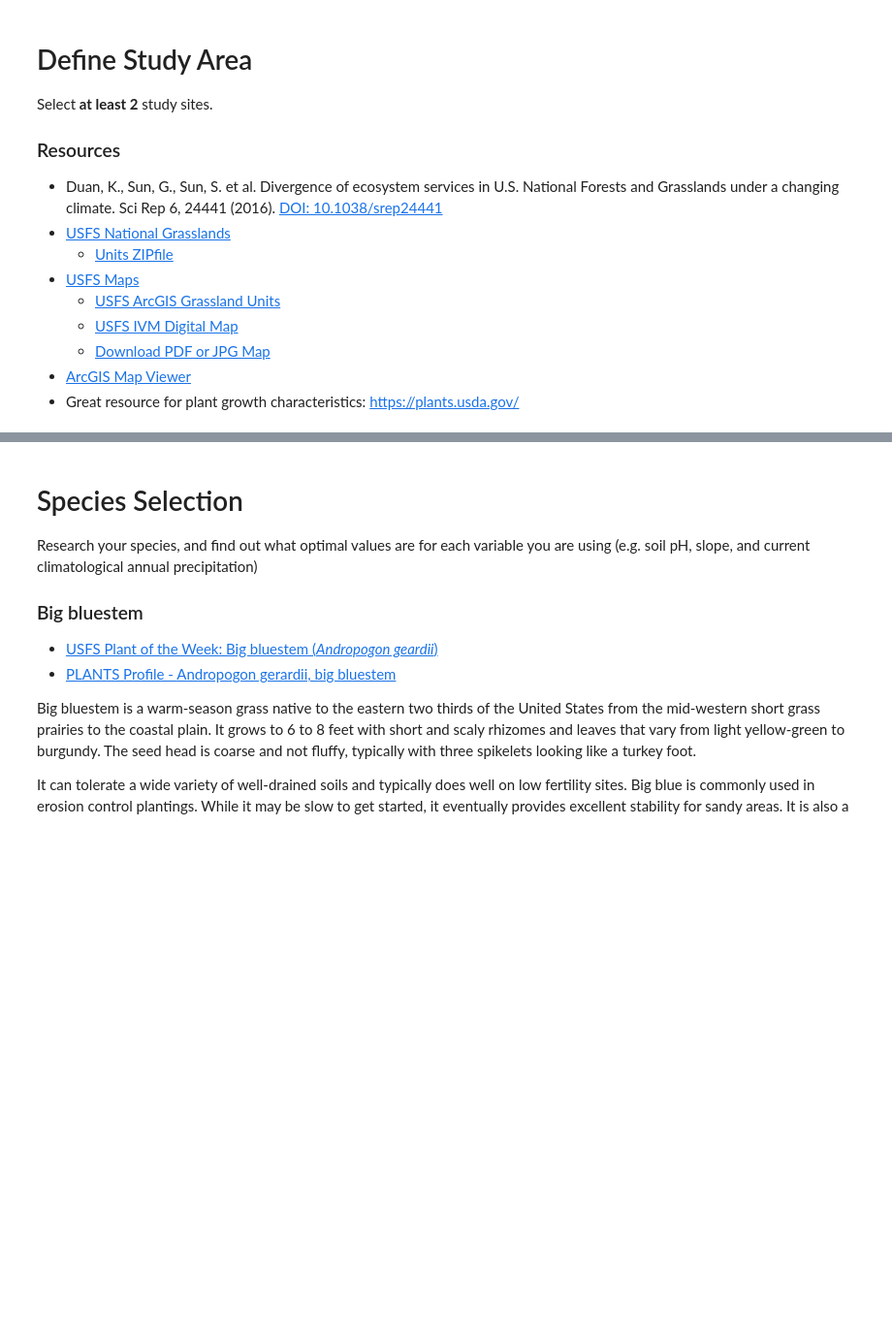
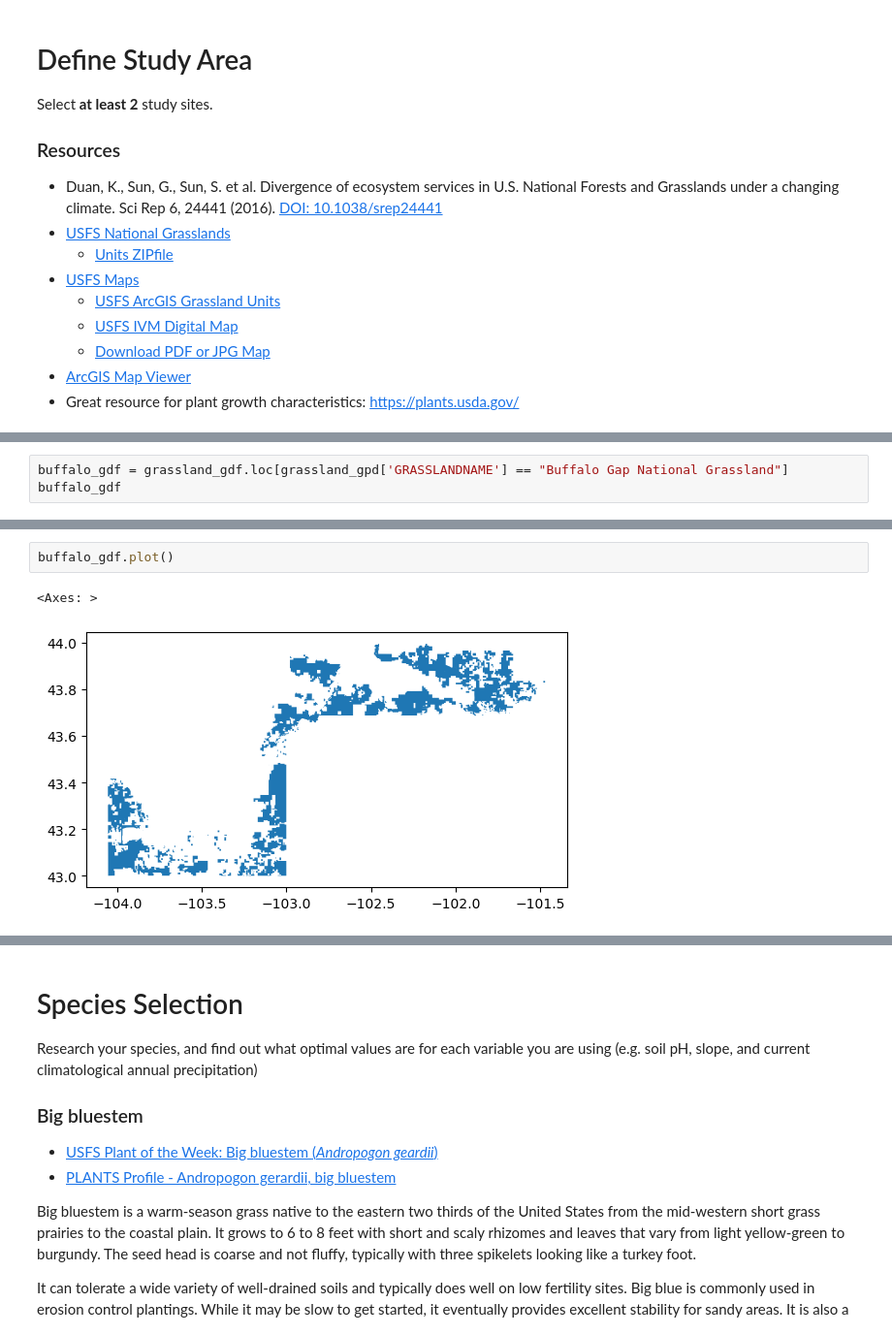
Before and after one commit to byandell-envsys/habitatSuitability, a Jupyter notebook: 1_study_area.ipynb, the cells around one changed output, grey strips where cells are left out. Shown at 97% size. Drawn from its saved outputs; the diff is of its cells as text; blank space fills up the shorter version.

Commit message:
begin work on buffalo gap

```diff
--- a/1_study_area.ipynb
+++ b/1_study_area.ipynb
@@ -28,0 +63,3 @@ Select **at least 2** study sites.
+# %%
+buffalo_gdf = grassland_gdf.loc[grassland_gpd['GRASSLANDNAME'] == "Buffalo Gap National Grassland"]
+buffalo_gdf
@@ -28,0 +69,5 @@ Select **at least 2** study sites.
+# %%
+buffalo_gdf.plot()
+# %% [output]
+<Axes: >
+[figure, added]
```
Also changed, not shown: parts of 7 cells of this notebook, 1 other file.
